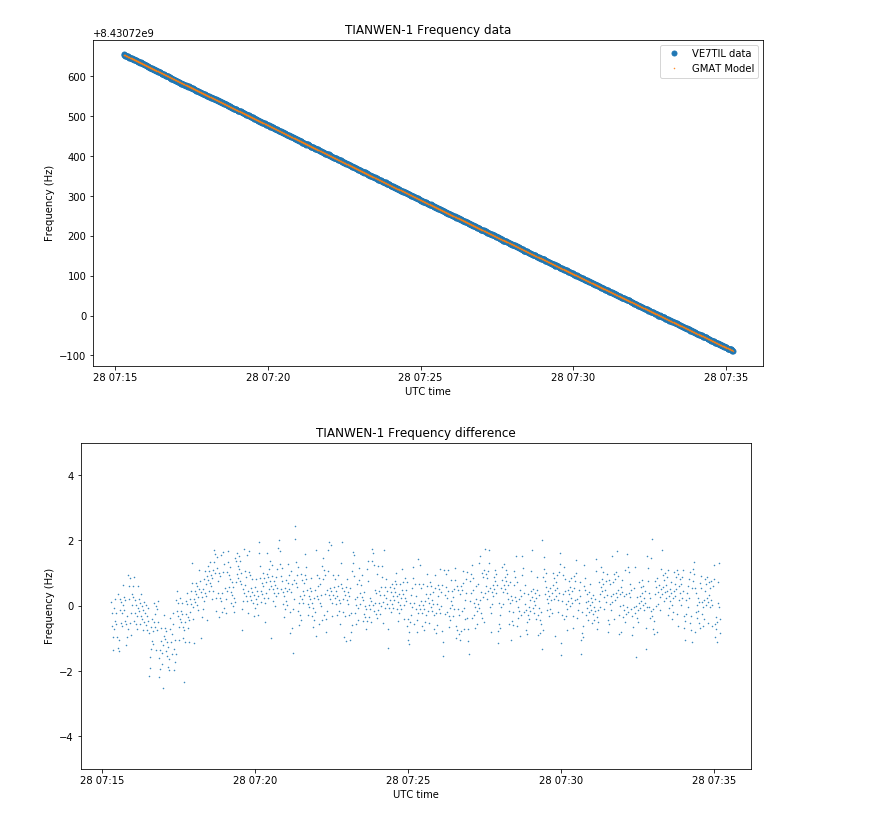
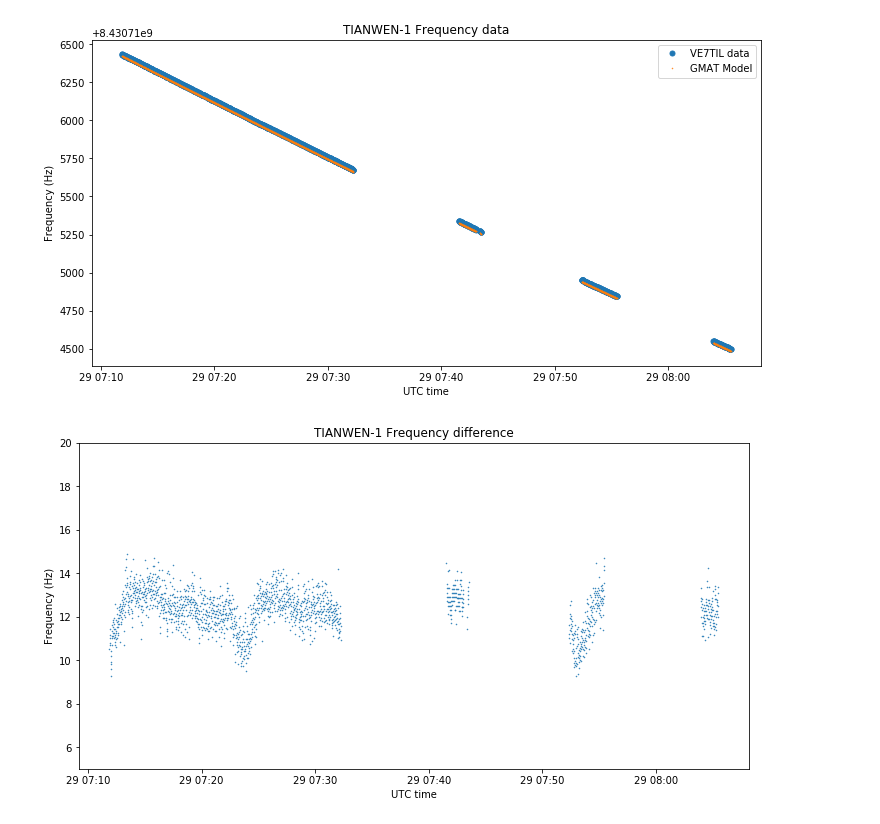
Before and after one commit to ScottTilley/tianwen1, a Jupyter notebook: Doppler_study.ipynb, the cells around one changed output. Cells and saved outputs as stored; diff of their text form; code cells hidden in the pictures.

```diff
--- a/Doppler_study.ipynb
+++ b/Doppler_study.ipynb
@@ -15,7 +15,7 @@ plt.rcParams['figure.facecolor'] = 'w'
 #f_carrier = 8431.0165302617e6 before GPSDO software change, average of Oct 11-17th.
 f_carrier = 8431.01653051e6
 # %%
-data = np.fromfile('28.dat', sep = ' ').reshape((-1,4))
+data = np.fromfile('29.dat', sep = ' ').reshape((-1,4))
 t_data = Time(data[:,0], format = 'mjd')
 freq_data = data[:,1]
 # %%
@@ -86,13 +98,13 @@ plt.xlabel('UTC time')
 plt.legend()
 plt.show();
 # %% [output]
-[figure, old version]
+[figure, new version]
 # %%
-plt.ylim(-5,5)
+plt.ylim(5,20)
 plt.plot(t_data.datetime, freq_data - freq_gmat,'.', markersize=1, label = 'strf file')
 plt.title('TIANWEN-1 Frequency difference')
 plt.ylabel('Frequency (Hz)')
 plt.xlabel('UTC time')
 plt.show()
 # %% [output]
-[figure, old version]
+[figure, new version]
```
Also changed, not shown: parts of 3 cells of this notebook, 3 other files.
